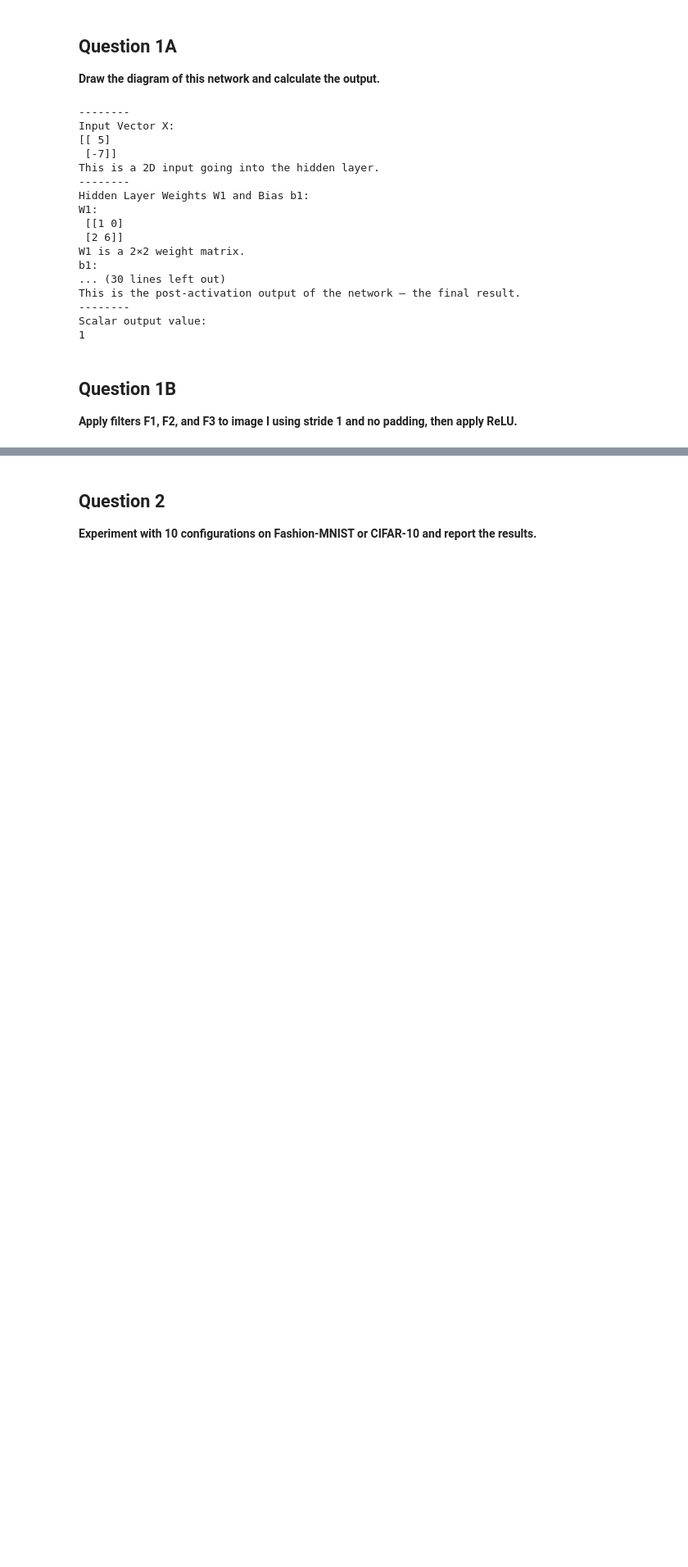
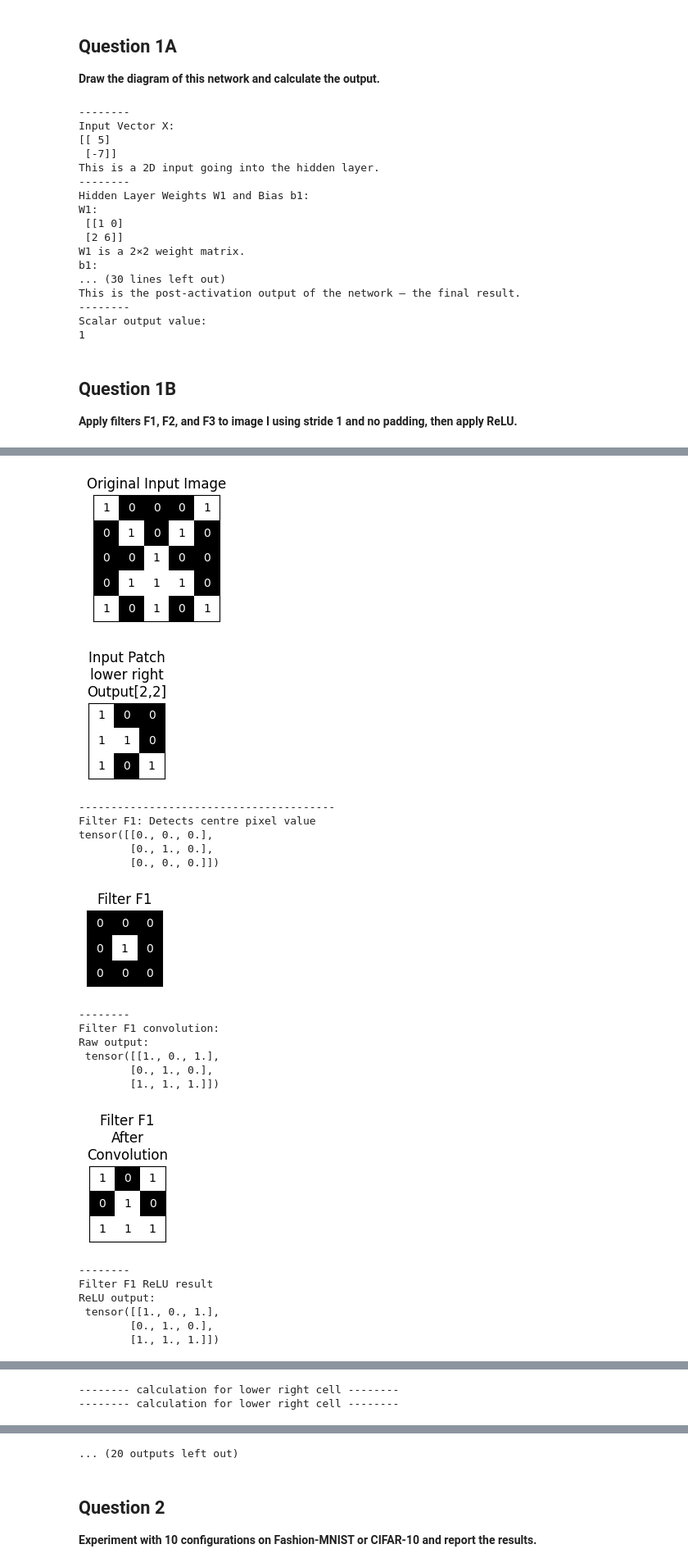
Before and after one commit to david-ewing-nz/STAT448-A3, a Jupyter notebook: STAT448_Assignment3_Solution.ipynb, the cells around one changed output, grey strips where cells are left out. Shown at 82% size. Drawn from its saved outputs; the diff is of its cells as text; code cells hidden in the pictures; blank space fills up the shorter version.

```diff
--- a/STAT448_Assignment3_Solution.ipynb
+++ b/STAT448_Assignment3_Solution.ipynb
@@ -277,0 +183,72 @@ ReLU output (F1):
+# %%
+plot_tensor_with_values(I.squeeze(), "Original Input Image")
+patch = I[0, 0, 2:5, 2:5] #image, batch, rows, columns for lower right pixel
+plot_tensor_with_values(patch, f"Input Patch\nlower right\nOutput[2,2]", figsize=(1.8, 1.2))
+# Loop through filters
+for f in filters:
+    print("----------------------------------------")
+    print(f"{f['name']}: {f['comment']}")
+    F_tensor = f["tensor"].unsqueeze(0).unsqueeze(0)
+    print(F_tensor.squeeze())
+
+    plot_tensor_with_values(F_tensor.squeeze(), f"{f['name']}", figsize=(1.8, 1.2))
+
+    print("--------")
+    print(f"{f['name']} convolution:")
+    out = F.conv2d(I, F_tensor, stride=1)
+    print("Raw output:\n", out.squeeze())
+    plot_tensor_with_values(out.squeeze(), f"{f['name']}\nAfter\nConvolution", figsize=(1.8, 1.2))
+
+    print("--------")
+    print(f"{f['name']} ReLU result")
+    relu_out = F.relu(out)
+    print("ReLU output:\n", relu_out.squeeze())
+    plot_tensor_with_values(relu_out.squeeze(), f"{f['name']}\nFeature Map\n(After ReLU)", figsize=(1.8, 1.2))
+    print("\n-------- calculation for lower right cell --------")
+    print(  "-------- calculation for lower right cell --------")
+    patch = I[0, 0, 2:5, 2:5] #image, batch, rows, columns
+
+    plot_tensor_with_values(F_tensor.squeeze(), f"{f['name']}", figsize=(1.8, 1.2))
+    plot_tensor_with_values(patch, f"Input Patch\nlower right\nOutput[2,2]", figsize=(1.8, 1.2))
+    breakdown_data = []
+    conv_sum = 0
+    for i in range(3):
+        for j in range(3):
+            fw = F_tensor[0, 0, i, j].item()
+            px = patch[i, j].item()
+            prod = fw * px
+            conv_sum += prod
+            breakdown_data.append({
+                "Filter Index": f"F[{i},{j}]",
+                "Image Index": f"I[{2+i},{2+j}]",
+                "Filter Weight": fw,
+                "Image Pixel": px,
+                "Product": prod
+            })
+    breakdown_data.append({"Filter Index": "", "Image Index": "", "Filter Weight": "", "Image Pixel": "Sum", "Product": conv_sum})
+    breakdown_data.append({"Filter Index": "", "Image Index": "", "Filter Weight": "", "Image Pixel": "ReLU", "Product": max(0, conv_sum)})
+
+    df = pd.DataFrame(breakdown_data)
+    display(df)
+# %% [output]
+[figure, added]
+[figure, added]
+----------------------------------------
+Filter F1: Detects centre pixel value
+tensor([[0., 0., 0.],
+        [0., 1., 0.],
+        [0., 0., 0.]])
+[figure, added]
+--------
+Filter F1 convolution:
+Raw output:
+ tensor([[1., 0., 1.],
+        [0., 1., 0.],
+        [1., 1., 1.]])
+[figure, added]
+--------
+Filter F1 ReLU result
+ReLU output:
+ tensor([[1., 0., 1.],
+        [0., 1., 0.],
+        [1., 1., 1.]])
@@ -277,0 +256,2 @@ ReLU output (F1):
+-------- calculation for lower right cell --------
+-------- calculation for lower right cell --------
@@ -278,3 +272,4 @@ ReLU output (F1):
+... (20 outputs left out)
 # %% [markdown]
 ## Question 2
 **Experiment with 10 configurations on Fashion-MNIST or CIFAR-10 and report the results.**
```
Also changed, not shown: parts of 6 cells of this notebook.
